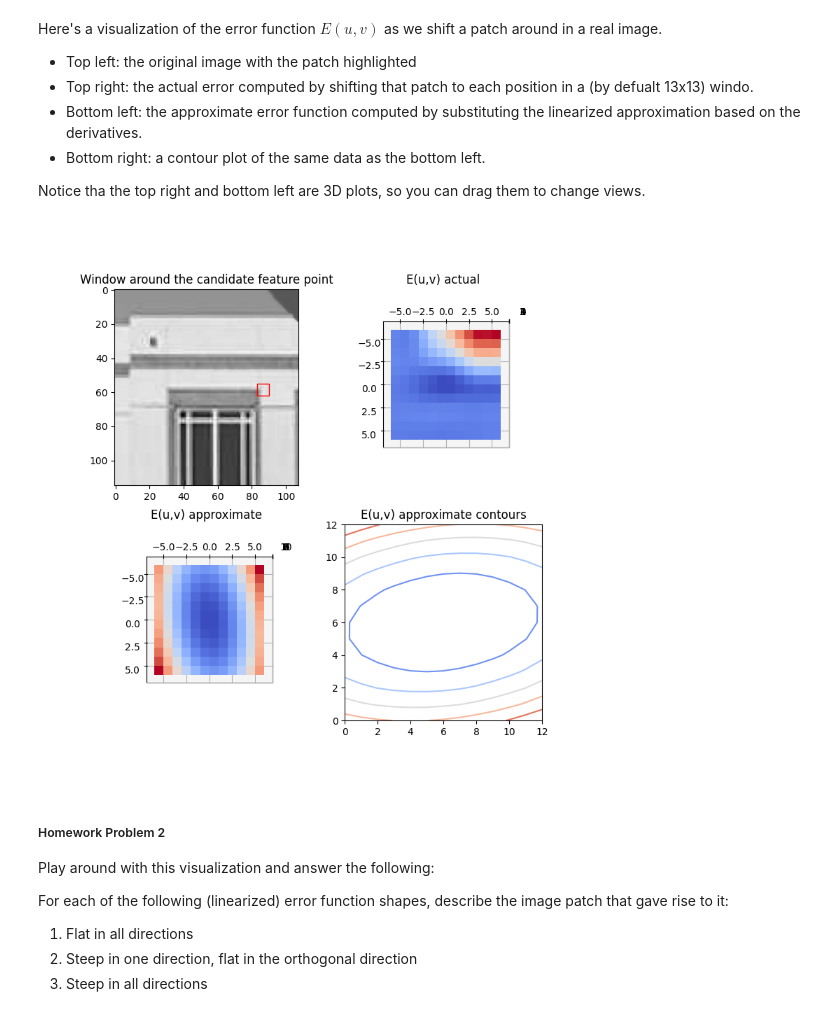
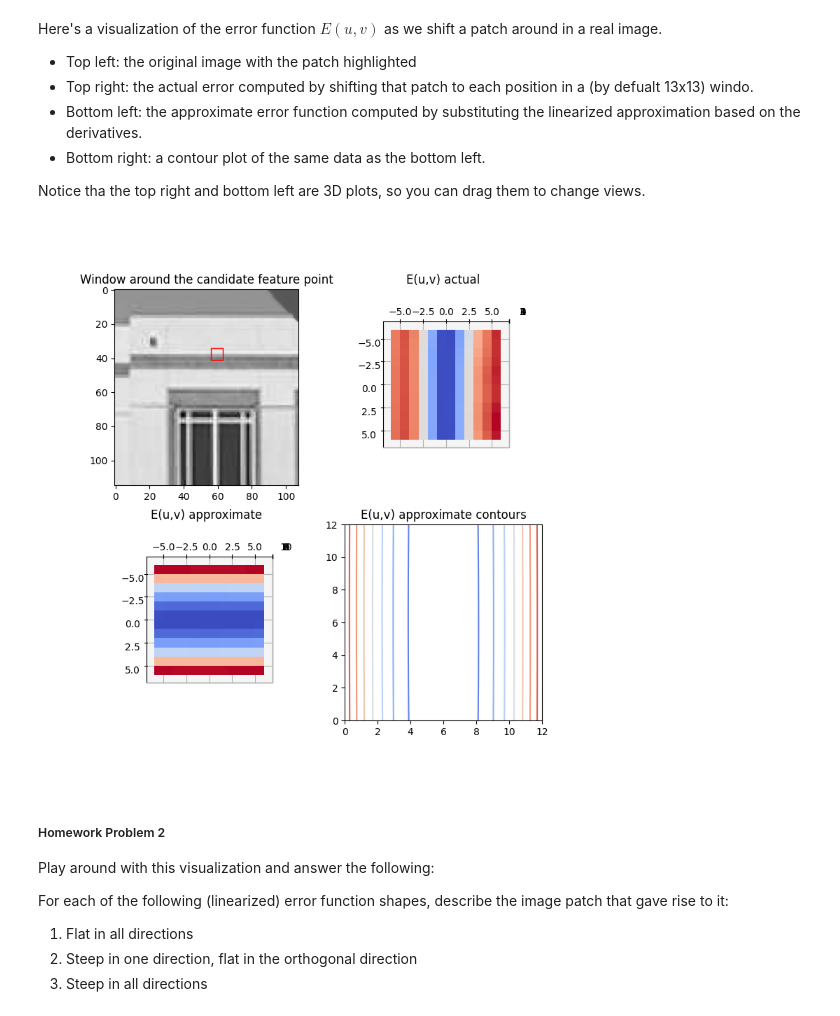
Before and after one commit to csci476-24w/476-lectures, a Jupyter notebook: notebooks/L05_476.ipynb, the cells around one changed output. Cells and saved outputs as stored; diff of their text form; code cells hidden in the pictures.

```diff
--- a/notebooks/L05_476.ipynb
+++ b/notebooks/L05_476.ipynb
@@ -150,12 +150,12 @@ Here's a visualization of the error function $E(u, v)$ as we shift a patch aroun
 Notice tha the top right and bottom left are 3D plots, so you can drag them to change views.
 # %%
 # try:
-visualize_harris(h, 59, 87)
+# visualize_harris(h, 59, 87)
 # visualize_harris(h, 30, 60)
 # visualize_harris(h, 80, 62)
-# visualize_harris(h, 38, 60)
+visualize_harris(h, 38, 60)
 # %% [output]
-[figure, old version]
+[figure, new version]
 # %% [markdown]
 ##### Homework Problem 2
 
```
Also changed, not shown: 5 other files.
